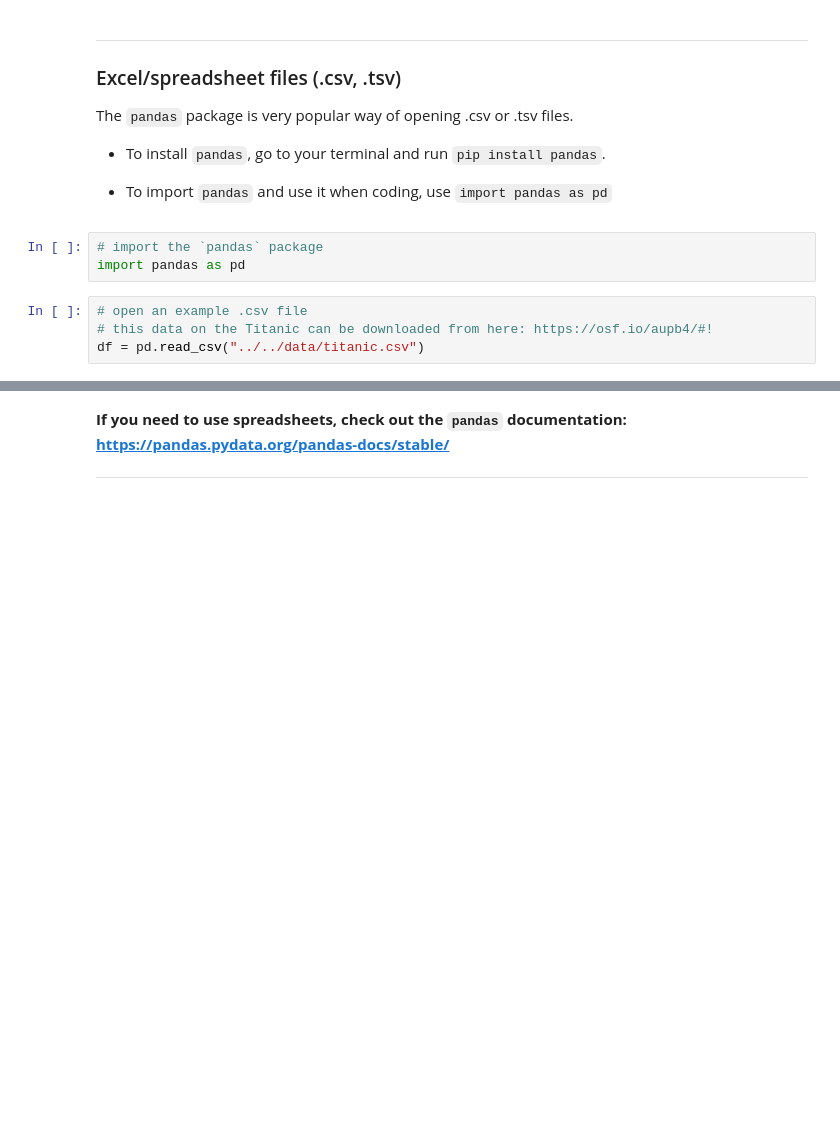
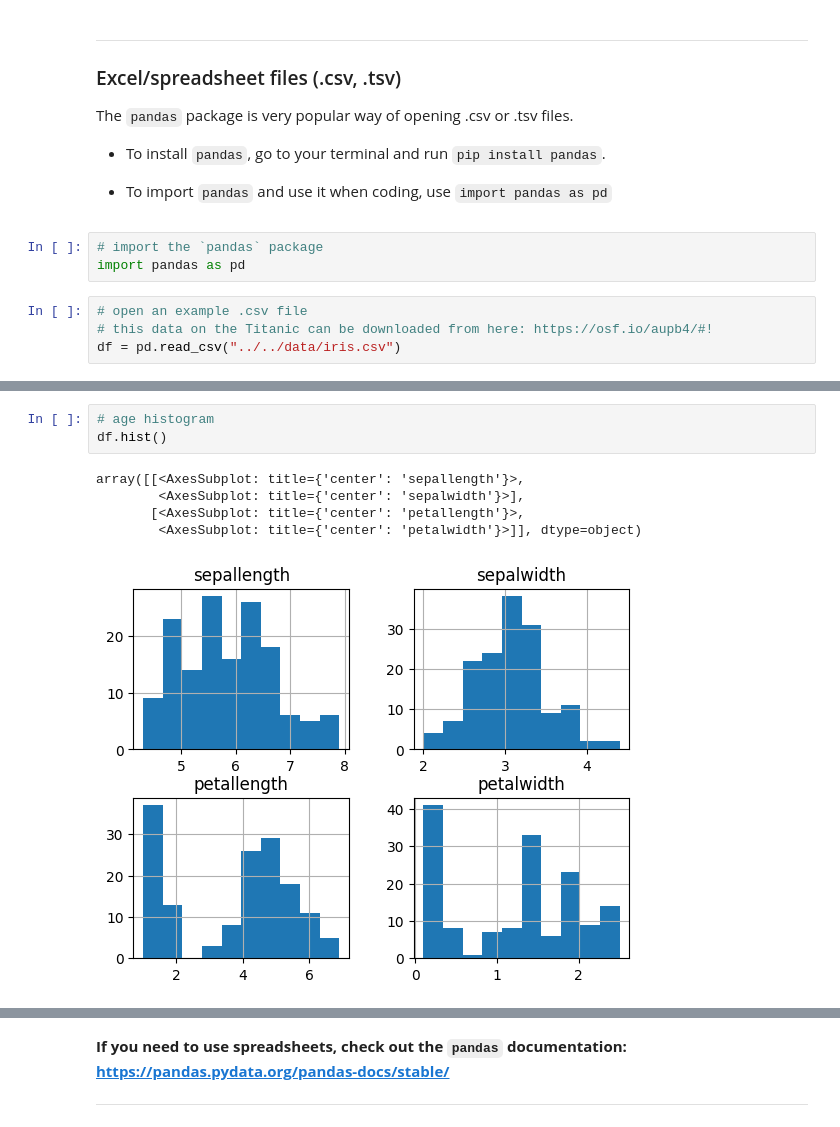
Before and after one commit to GuckLab/Python-Workshops, a Jupyter notebook: workshops/beginner_topics/Python-Beginner-Workshop-02-Open_Data.ipynb, the cells around one changed output, grey strips where cells are left out. Saved outputs shown, nothing was run; the diff lists cells and outputs as text; blank space fills up the shorter version.

```diff
--- a/workshops/beginner_topics/Python-Beginner-Workshop-02-Open_Data.ipynb
+++ b/workshops/beginner_topics/Python-Beginner-Workshop-02-Open_Data.ipynb
@@ -206,6 +289,6 @@ import pandas as pd
 # %%
 # open an example .csv file
 # this data on the Titanic can be downloaded from here: https://osf.io/aupb4/#!
-df = pd.read_csv("../../data/titanic.csv")
+df = pd.read_csv("../../data/iris.csv")
 # %%
 # df stands for dataframe
@@ -221,0 +344,9 @@ df.tail(8)
+# %%
+# age histogram
+df.hist()
+# %% [output]
+array([[<AxesSubplot: title={'center': 'sepallength'}>,
+        <AxesSubplot: title={'center': 'sepalwidth'}>],
+       [<AxesSubplot: title={'center': 'petallength'}>,
+        <AxesSubplot: title={'center': 'petalwidth'}>]], dtype=object)
+[figure, added]
```
Also changed, not shown: parts of 37 cells of this notebook, 12 other files.
